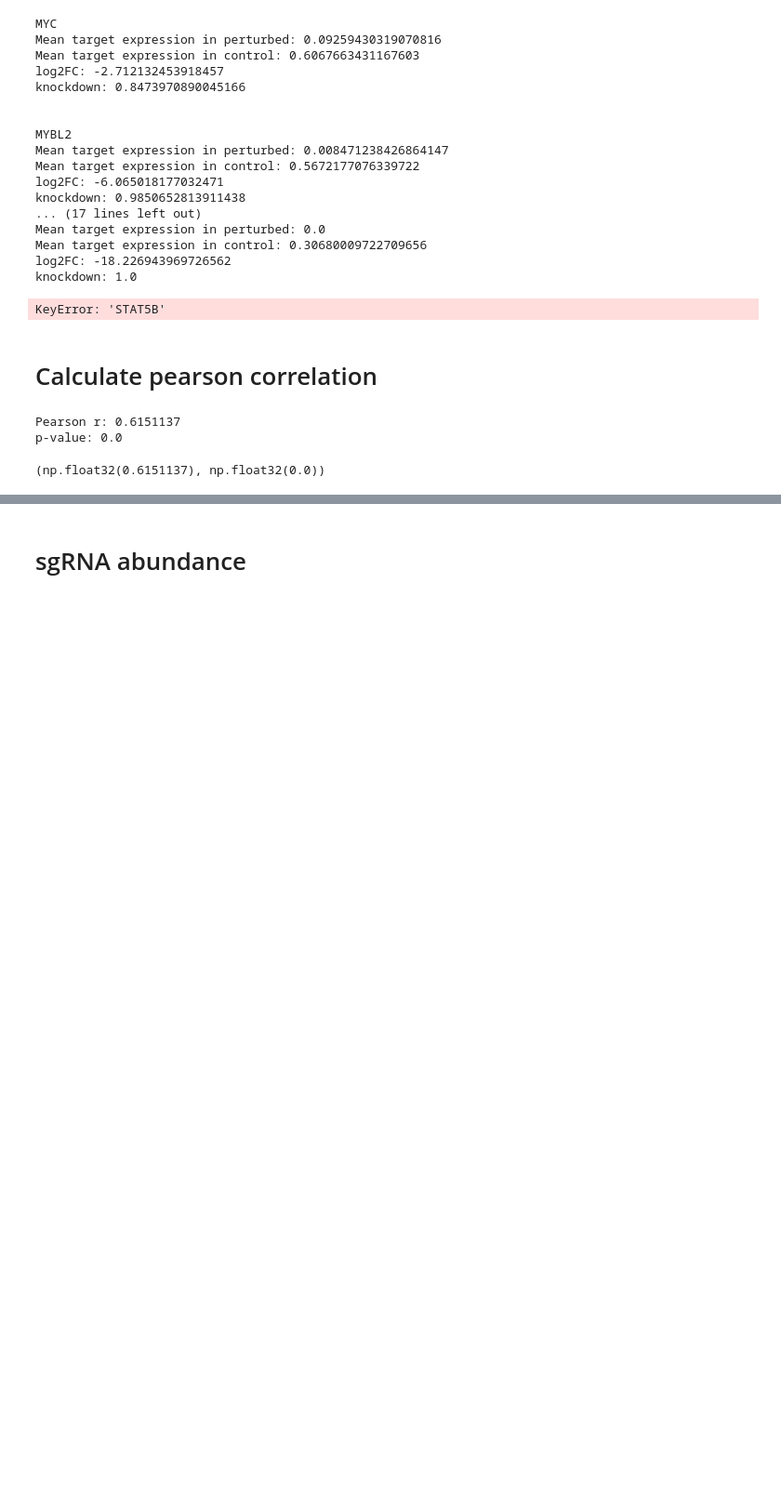
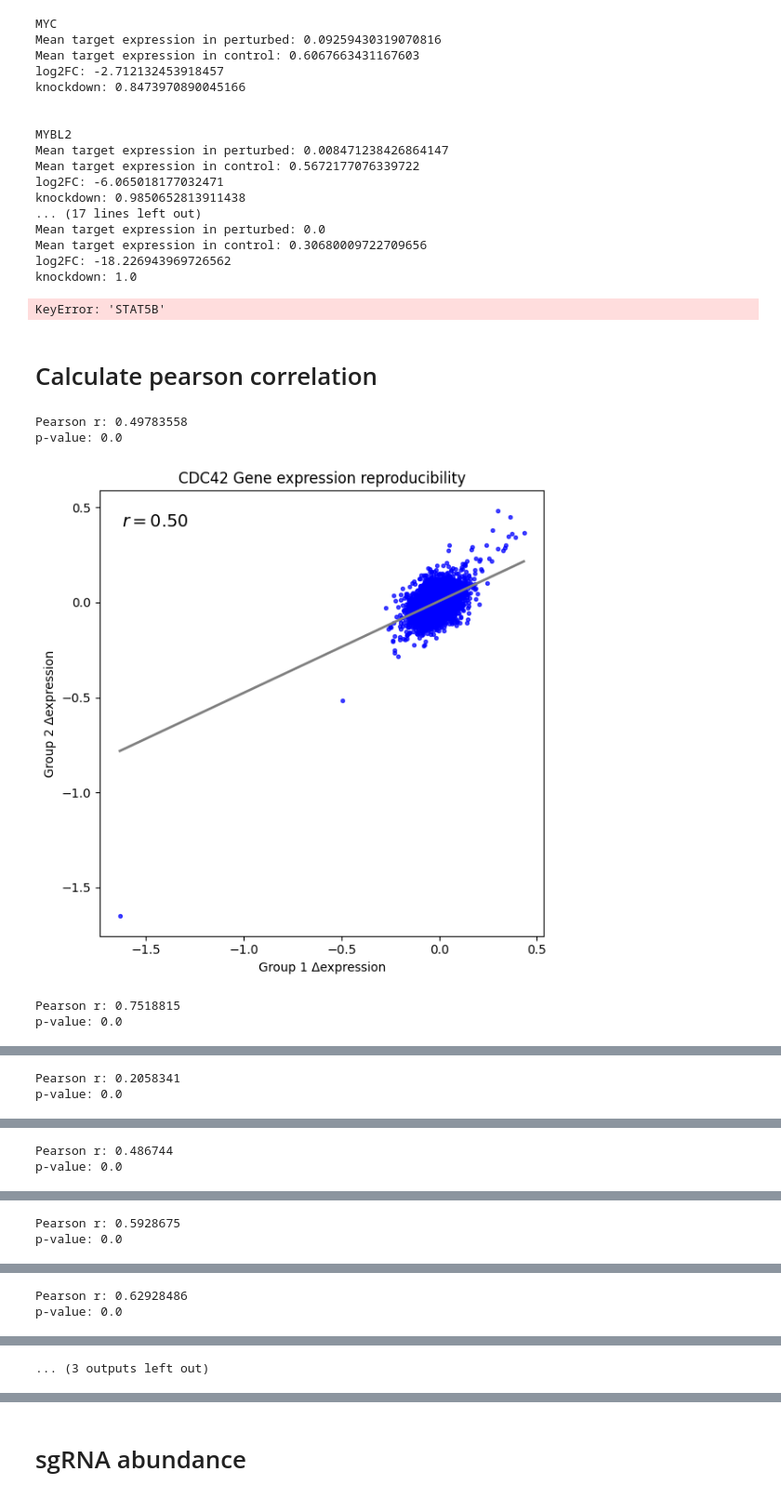
Before and after one commit to averywpx/perturbation-scripts, a Jupyter notebook: PerturbationDataAnalysis.ipynb, the cells around one changed output, grey strips where cells are left out. Shown at 93% size. Drawn from its saved outputs; the diff is of its cells as text; code cells hidden in the pictures; blank space fills up the shorter version.

```diff
--- a/PerturbationDataAnalysis.ipynb
+++ b/PerturbationDataAnalysis.ipynb
@@ -23,7 +29,9 @@ raw_sub_ds_ntc_adata = sc.read_h5ad(raw_sub_hepg2_path)
 
 # preprocessed_adata = sc.read_h5ad(preprocessed_adata_path)
 # preprocessed_hepg2_adata = sc.read_h5ad(preprocessed_hepg2_path)
-preprocessed_sub_ds_ntc_adata = sc.read_h5ad(preprocessed_hepg2_sub_ds_ntc_path)
+# preprocessed_sub_ds_ntc_adata = sc.read_h5ad(preprocessed_hepg2_sub_ds_ntc_path)
+# preprocessed_sub_ds_ntc_ko_ntc_adata = sc.read_h5ad(preprocessed_sub_ds_ntc_ko_ntc_adata_path)
+raw_sub_ds_ntc_ko_ntc_adata = sc.read_h5ad(raw_sub_ds_ntc_ko_ntc_adata_path)
 # %%
 # genes_list=["MYC", "MYBL2", "CDK1", "TFAM", "MTOR",
 #             "STAT5B", "BAP1", "BRCA1", "SETD1A", "NELFA",
@@ -147,10 +155,34 @@ def calc_pearson_correlation(gene_name, adata):
 
     print("Pearson r:", r)
     print("p-value:", p)
-    return r, p
+    result = pd.DataFrame({
+        "gene": gene,
+        "group1_delta": vec_g1,
+        "group2_delta": vec_g2
+    })
+
+    result["group1_direction"] = np.where(result["group1_delta"] > 0, "up", "down")
+    result["group2_direction"] = np.where(result["group2_delta"] > 0, "up", "down")
+
+    rp_dict = {
+        "gene": gene,
+        "pearson r" : r,
+        "p-val" : p,
+    }
+
+    return vec_g1, vec_g2, rp_dict, direction_result
 # %%
-calc_pearson_correlation("MYC", preprocessed_sub_ds_ntc_adata)
+results = []
+for gene in genes_list:
+    vec_g1, vec_g2, rp_dict, direction_result = calc_pearson_correlation(gene, preprocessed_sub_ds_ntc_adata)
+    results.append(rp_dict)
+    draw_scatter_r(vec_g1, vec_g2, gene)
+
+res_df = pd.DataFrame(results)
+res_df
 # %% [output]
-Pearson r: 0.6151137
+Pearson r: 0.49783558
 p-value: 0.0
+[figure, added]
-(np.float32(0.6151137), np.float32(0.0))
+Pearson r: 0.7518815
+p-value: 0.0
@@ -156,0 +190,2 @@ p-value: 0.0
+Pearson r: 0.2058341
+p-value: 0.0
@@ -156,0 +193,2 @@ p-value: 0.0
+Pearson r: 0.486744
+p-value: 0.0
@@ -156,0 +196,2 @@ p-value: 0.0
+Pearson r: 0.5928675
+p-value: 0.0
@@ -156,0 +199,2 @@ p-value: 0.0
+Pearson r: 0.62928486
+p-value: 0.0
@@ -156,0 +202 @@ p-value: 0.0
+... (3 outputs left out)
```
Also changed, not shown: parts of 15 cells of this notebook, 1 other file.
